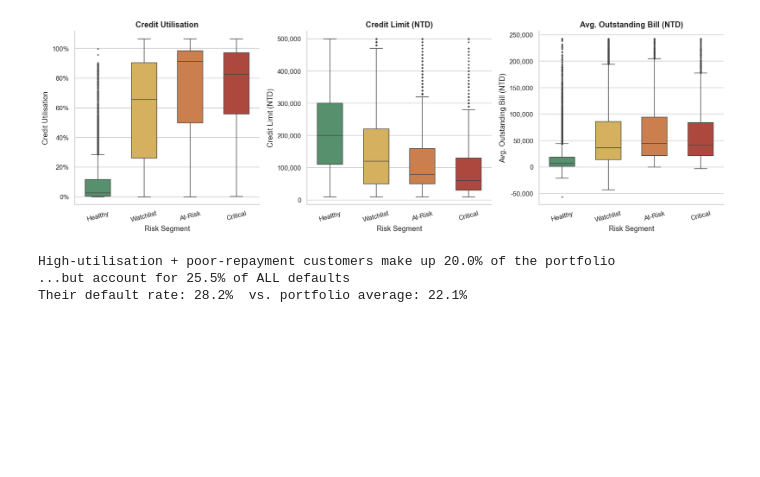
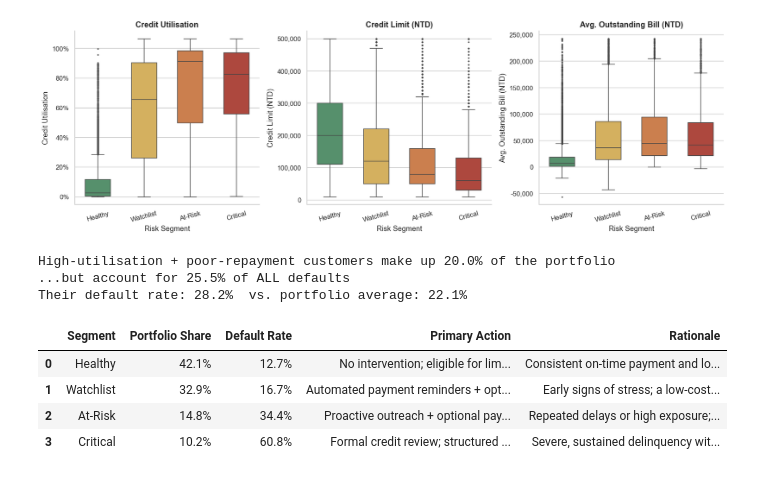
Before and after one commit to Dewmi2004/NovaX--Group-project-of-Python-for-DS-AI, a Jupyter notebook: NovaX.ipynb, the cells around one changed output. Cells and saved outputs as stored; diff of their text form; code cells hidden in the pictures; blank space fills up the shorter version.

Commit message:
Segment-to-Action Strategy Framework.

```diff
--- a/NovaX.ipynb
+++ b/NovaX.ipynb
@@ -2105,3 +2105,42 @@ print(f"Their default rate: {flagged_default_rate:.1f}%  vs. portfolio average:
 High-utilisation + poor-repayment customers make up 20.0% of the portfolio
 ...but account for 25.5% of ALL defaults
 Their default rate: 28.2%  vs. portfolio average: 22.1%
+# %%
+strategy_table = pd.DataFrame([
+    {
+        "Segment": "Healthy",
+        "Portfolio Share": f"{validation.loc['Healthy', 'pct_of_portfolio']:.1f}%",
+        "Default Rate": f"{validation.loc['Healthy', 'default_rate_pct']:.1f}%",
+        "Primary Action": "No intervention; eligible for limit increases / preferential offers",
+        "Rationale": "Consistent on-time payment and low utilisation — retain and reward loyalty.",
+    },
+    {
+        "Segment": "Watchlist",
+        "Portfolio Share": f"{validation.loc['Watchlist', 'pct_of_portfolio']:.1f}%",
+        "Default Rate": f"{validation.loc['Watchlist', 'default_rate_pct']:.1f}%",
+        "Primary Action": "Automated payment reminders + optional financial-wellness tips",
+        "Rationale": "Early signs of stress; a low-cost nudge can prevent drift into At-Risk.",
+    },
+    {
+        "Segment": "At-Risk",
+        "Portfolio Share": f"{validation.loc['At-Risk', 'pct_of_portfolio']:.1f}%",
+        "Default Rate": f"{validation.loc['At-Risk', 'default_rate_pct']:.1f}%",
+        "Primary Action": "Proactive outreach + optional payment restructuring; pause further limit increases",
+        "Rationale": "Repeated delays or high exposure; human contact before default occurs.",
+    },
+    {
+        "Segment": "Critical",
+        "Portfolio Share": f"{validation.loc['Critical', 'pct_of_portfolio']:.1f}%",
+        "Default Rate": f"{validation.loc['Critical', 'default_rate_pct']:.1f}%",
+        "Primary Action": "Formal credit review; structured repayment plan; refer to financial-wellness support",
+        "Rationale": "Severe, sustained delinquency with high exposure — highest and most urgent default risk.",
+    },
+])
+
+strategy_table
+# %% [output]
+|  | Segment | Portfolio Share | Default Rate | Primary Action | Rationale |
+| 0 | Healthy | 42.1% | 12.7% | No intervention; eligible for lim... | Consistent on-time payment and lo... |
+| 1 | Watchlist | 32.9% | 16.7% | Automated payment reminders + opt... | Early signs of stress; a low-cost... |
+| 2 | At-Risk | 14.8% | 34.4% | Proactive outreach + optional pay... | Repeated delays or high exposure;... |
+| 3 | Critical | 10.2% | 60.8% | Formal credit review; structured ... | Severe, sustained delinquency wit... |
```
